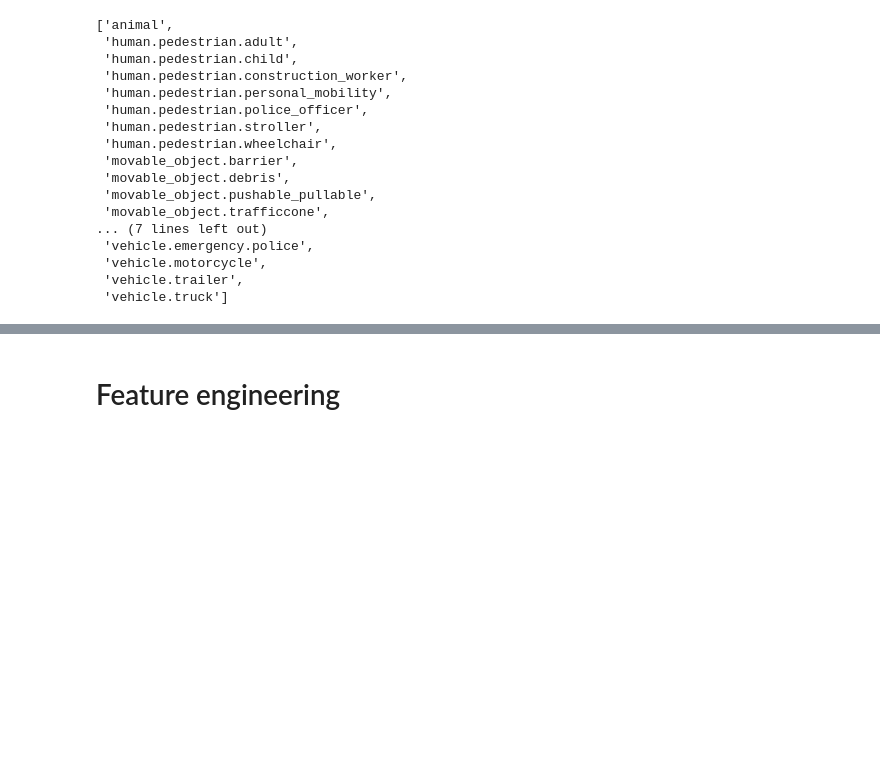
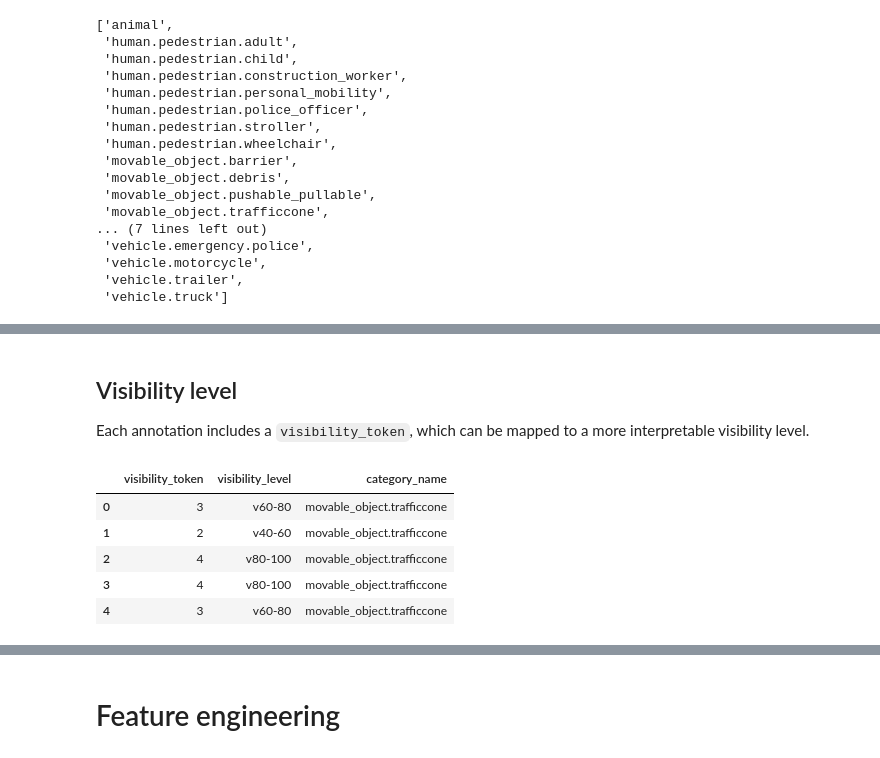
Before and after one commit to darkcyan-ugli-fruit/nuscenes-multimodal-learning, a Jupyter notebook: notebooks/00_EDA.ipynb, the cells around one changed output, grey strips where cells are left out. Cells and saved outputs as stored; diff of their text form; code cells hidden in the pictures; blank space fills up the shorter version.

```diff
--- a/notebooks/00_EDA.ipynb
+++ b/notebooks/00_EDA.ipynb
@@ -369,6 +373,25 @@ visibility_df.head()
+# %% [markdown]
+## Visibility level
+
+Each annotation includes a `visibility_token`, which can be mapped to a more interpretable visibility level.
 # %%
-# Let's add the visibility level to the DataFrame
-token_to_level: Dict[str, str] = visibility_df.set_index("token")["level"].to_dict()
-print("map: token to level:", token_to_level)
-enriched_sa_df["visibility_level"] = enriched_sa_df["visibility_token"].apply(lambda x: token_to_level.get(x))
-enriched_sa_df[["visibility_token", "visibility_level", "category_name"]].head()
+# Add visibility level
+
+visibility_df: pd.DataFrame = nusc_tables["visibility"]
+
+token_to_visibility: Dict[str, str] = (
+    visibility_df.set_index("token")["level"].to_dict()
+)
+
+preprocessing_df["visibility_level"] = preprocessing_df["visibility_token"].map(
+    token_to_visibility
+)
+
+preprocessing_df[["visibility_token", "visibility_level", "category_name"]].head()
+# %% [output]
+|  | visibility_token | visibility_level | category_name |
+| 0 | 3 | v60-80 | movable_object.trafficcone |
+| 1 | 2 | v40-60 | movable_object.trafficcone |
+| 2 | 4 | v80-100 | movable_object.trafficcone |
+| 3 | 4 | v80-100 | movable_object.trafficcone |
+| 4 | 3 | v60-80 | movable_object.trafficcone |
```
Also changed, not shown: parts of 19 cells of this notebook.
